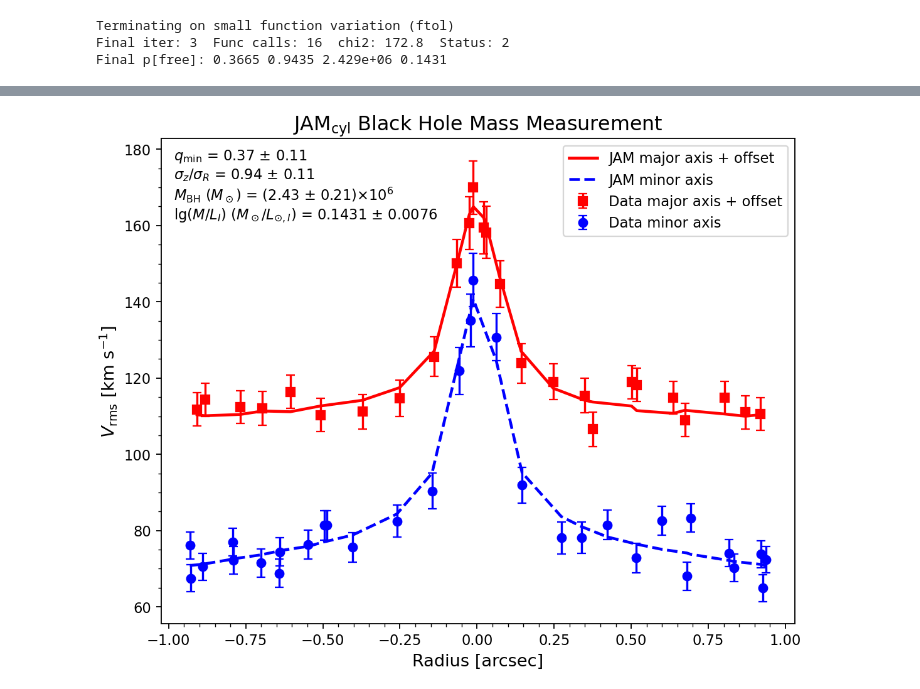
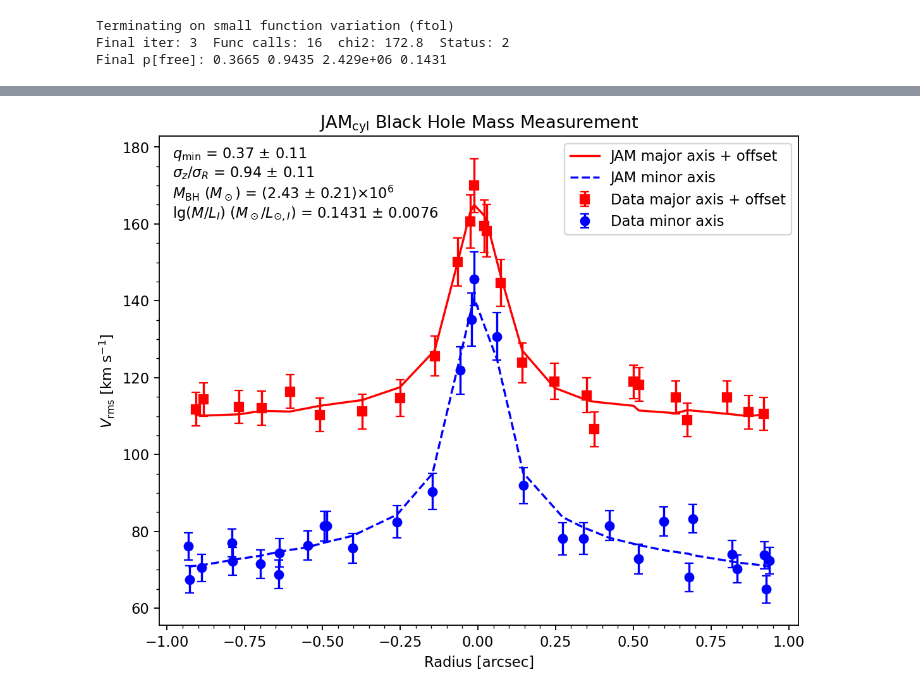
Before and after one commit to micappe/jampy_examples, a Jupyter notebook: jam_black_hole_capfit_example.ipynb, the cells around one changed output, grey strips where cells are left out. Cells and saved outputs as stored; diff of their text form; code cells hidden in the pictures.

```diff
--- a/jam_black_hole_capfit_example.ipynb
+++ b/jam_black_hole_capfit_example.ipynb
@@ -235,42 +259,28 @@ We compute properly scaled parameter uncertainties by accounting for potential u
 # %%
-plt.figure(figsize=(8, 8/1.3))  # Create a new figure for the final plot
+fig, ax = plt.subplots(figsize=(8, 8/1.3))  # Create figure and axes objects
 rmsModel = jam_residuals.out.model
 offs = np.median(rms)*0.3  # Offset for visual separation
 
 # Plot major axis data and model
 w = np.argsort(xbin[major])
-plt.plot(xbin[major][w], rmsModel[major][w] + offs, 'r-', linewidth=2, label='JAM major axis + offset')
-plt.errorbar(xbin[major], rms[major] + offs, yerr=erms[major],
-                fmt='s', color='red', markersize=6, capsize=3, label='Data major axis + offset')
+ax.plot(xbin[major][w], rmsModel[major][w] + offs, 'r-', label='JAM major axis + offset')
+ax.errorbar(xbin[major], rms[major] + offs, yerr=erms[major],
+             fmt='s', color='red', capsize=3, label='Data major axis + offset')
 
 # Plot minor axis data and model
 w = np.argsort(ybin[minor])
-plt.plot(ybin[minor][w], rmsModel[minor][w], '--b', linewidth=2, label='JAM minor axis')
-plt.errorbar(ybin[minor], rms[minor], yerr=erms[minor],
-                fmt='o', color='blue', markersize=6, capsize=3, label='Data minor axis')
+ax.plot(ybin[minor][w], rmsModel[minor][w], '--b', label='JAM minor axis')
+ax.errorbar(ybin[minor], rms[minor], yerr=erms[minor],
+             fmt='o', color='blue', capsize=3, label='Data minor axis')
 
-plt.xlabel("Radius [arcsec]", fontsize=12)
-plt.ylabel(r"$V_{\rm rms}$ [km s$^{-1}$]", fontsize=12)
-plt.title(rf"JAM$_\mathrm{{{align}}}$ Black Hole Mass Measurement", fontsize=14)
+ax.set_xlabel("Radius [arcsec]")
+ax.set_ylabel(r"$V_{\rm rms}$ [km s$^{-1}$]")
+ax.set_title(rf"JAM$_\mathrm{{{align}}}$ Black Hole Mass Measurement")
 
-ax = plt.gca()
+# Simplified text call using the axes object
+ax.text(0.02, 0.98, txt.latex, transform=ax.transAxes, va='top', ha='left')
 
-# Calculate scaled errors for chi2/DOF = 1 (accounts for potential error underestimation)
-dof = rms.size - (res.x_err > 0).sum()  # Degrees of freedom
-scaled_errors = res.x_err * np.sqrt(res.chi2 / dof)
-
-# Format all parameters with their errors
-labels = [
-    r"$q_{\rm min}$",
-    r"$\sigma_z/\sigma_R$" if align == 'cyl' else r"$\sigma_\theta/\sigma_r$",
-    r"$M_{\rm BH}$ ($M_\odot$)",
-    r"$\lg(M/L_I)$ $(M_\odot/L_{\odot,I})$"
-]
-
-# Add results text to the plot
-txt = capfit.format_values_with_errors(res.x, scaled_errors, labels)
-plt.text(0.02, 0.98, txt.latex, transform=ax.transAxes, va='top', ha='left')
-plt.legend()
+ax.legend()
 plt.show()
 # %% [output]
-[figure, old version]
+[figure, new version]
```
Also changed, not shown: parts of 12 cells of this notebook.
